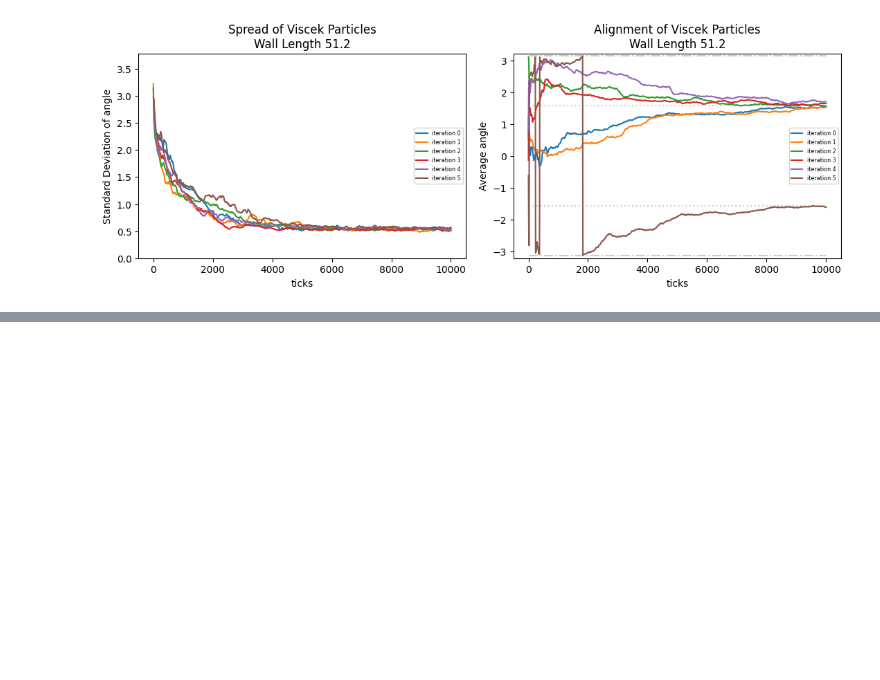
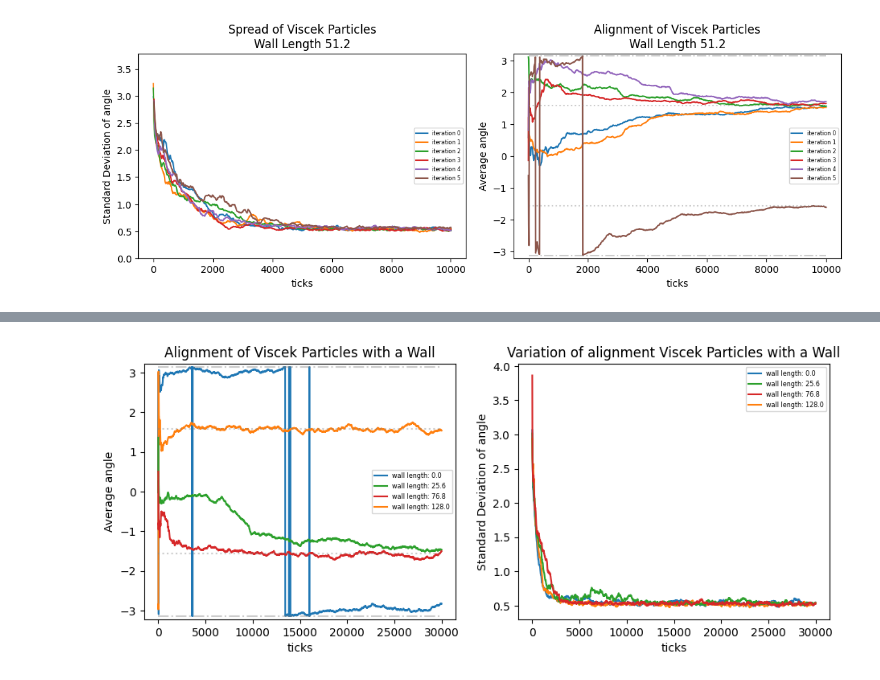
Before and after one commit to RoryTidmarsh/WettingRobots, a Jupyter notebook: wall implemetation/wall_size_experiment/reading_npz.ipynb, the cells around one changed output, grey strips where cells are left out. Cells and saved outputs as stored; diff of their text form; code cells hidden in the pictures; blank space fills up the shorter version.

```diff
--- a/wall implemetation/wall_size_experiment/reading_npz.ipynb
+++ b/wall implemetation/wall_size_experiment/reading_npz.ipynb
@@ -294,0 +546,92 @@ plt.show()
+# %%
+simulations = reading_all(filenames, [])
+
+text_width = 5.5
+fig_width = text_width
+fig_height = 0.75* fig_width
+fig, [ax,ax2] = plt.subplots(ncols = 2, figsize=(2*fig_width, fig_height))
+# fig2,ax2 = plt.subplots(figsize=(fig_width, fig_height))
+lines = []
+lines2 = []
+wall_lengths = []
+
+for simulation in simulations:
+    angle = simulation["angle"]
+    steps = simulation["steps"]
+    alignment_average_frames = simulation["alignment_average"]
+    std_angles = np.where(simulation["angle_std"] < 0, np.nan, simulation["angle_std"])
+
+
+    times = np.arange(0,steps +1, alignment_average_frames)
+    line = ax.plot(times, angle, label = f"wall length: {simulation['wall length']:.1f}")[0]
+    line2 = ax2.plot(times, std_angles, label = f"wall length: {simulation["wall length"]:.1f}")
+    lines2.append(line2)
+    lines.append(line)
+    wall_lengths.append(simulation["wall length"])
+
+rho = simulation["rho"]
+eta = simulation["eta"]
+
+# Sort the lines based on wall lengths
+sorted_indices = np.argsort(wall_lengths)
+sorted_lines = [lines[i] for i in sorted_indices]
+sorted_lines2 = [lines[i] for i in sorted_indices]
+sorted_labels = [f"wall length: {wall_lengths[i]:.1f}" for i in sorted_indices]
+
+ax.set_ylim(-3.22,3.22)
+ax.legend(sorted_lines, sorted_labels, fontsize="xx-small", loc = "center right")
+ax.plot([0,times.max()],[-np.pi, -np.pi], linestyle = "-.", color = "grey", alpha = 0.4) ## Lower angle limit
+ax.plot([0,times.max()],[np.pi, np.pi], linestyle = "-.", color = "grey", alpha = 0.4) ## Upper angle limit
+ax.plot([0,times.max()],[np.pi/2, np.pi/2], linestyle = "dotted", color = "grey", alpha = 0.4) ## Upper angle limit
+ax.plot([0,times.max()],[-np.pi/2, -np.pi/2], linestyle = "dotted", color = "grey", alpha = 0.4) ## Upper angle limit
+ax.set_xlabel("ticks")
+ax.set_ylabel("Average angle")
+ax.set_title("Alignment of Viscek Particles with a Wall")
+
+
+
+ax2.legend(sorted_lines2, sorted_labels, fontsize = "xx-small")
+ax2.set_xlabel("ticks")
+# ax2.set_xlim(-50,5000)
+ax2.set_ylabel("Standard Deviation of angle")
+ax2.set_title("Variation of alignment Viscek Particles with a Wall")
+
+
+filename = f"alignment_rho={rho}_{steps}.png"
+figures_dir = os.getcwd() + "/figures"
+filepath = os.path.join(figures_dir, filename)
+# plt.savefig(filepath, dpi=300, bbox_inches='tight')  # Adjust dpi and bbox_inches as needed
+plt.show()
+
+
+
+i = 1
+fig, ax = plt.subplots(ncols=2, figsize =(2*fig_width, fig_height))
+ax[0] = stream_plot("transient", simulations[i], ax[0])
+ax[1] = stream_plot("steady", simulations[i], ax[1])
+for a in ax:
+    a.set_xlim(0,simulations[i]["L"])
+    a.set_ylim(0,simulations[i]["L"])
+
+fig, ax = plt.subplots(ncols=2, figsize=(2*fig_width, fig_height))
+cmap = "rainbow"
+_,ax[0] = hist_2D_plot("transient", simulations[i], fig, ax[0], w_alpha= 0.3,cmap= cmap)
+_,ax[1] = hist_2D_plot("steady", simulations[i], fig, ax[1], w_alpha= 0.3,cmap= cmap)
+
+# Get system parameters for zooming
+L = simulations[i]["L"]
+wall_length = simulations[i]["wall length"]
+x_wall = L/2;
+zoom_distance = wall_length/2 +5
+if wall_length == 0:
+    zoom_distance = L/2
+if wall_length == L:
+    zoom_distance = L/2
+
+# Apply zoom to both axes
+for a in ax:
+    a.set_xlim(x_wall - zoom_distance, x_wall + zoom_distance)
+    a.set_ylim(L/2 - zoom_distance, L/2 + zoom_distance)
+plt.show()
+# %% [output]
+[figure, added]
```
Also changed, not shown: parts of 23 cells of this notebook, 1 other file.
